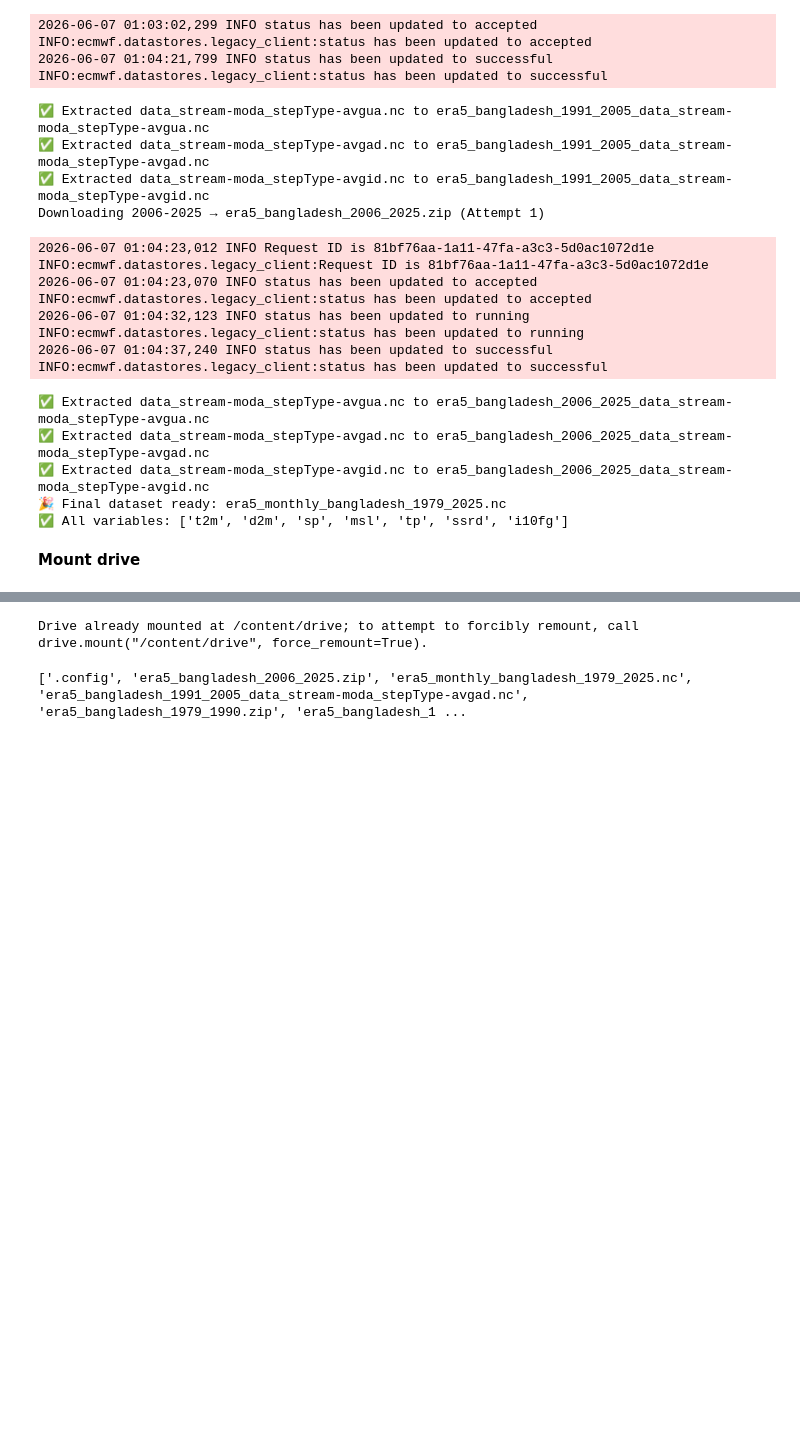
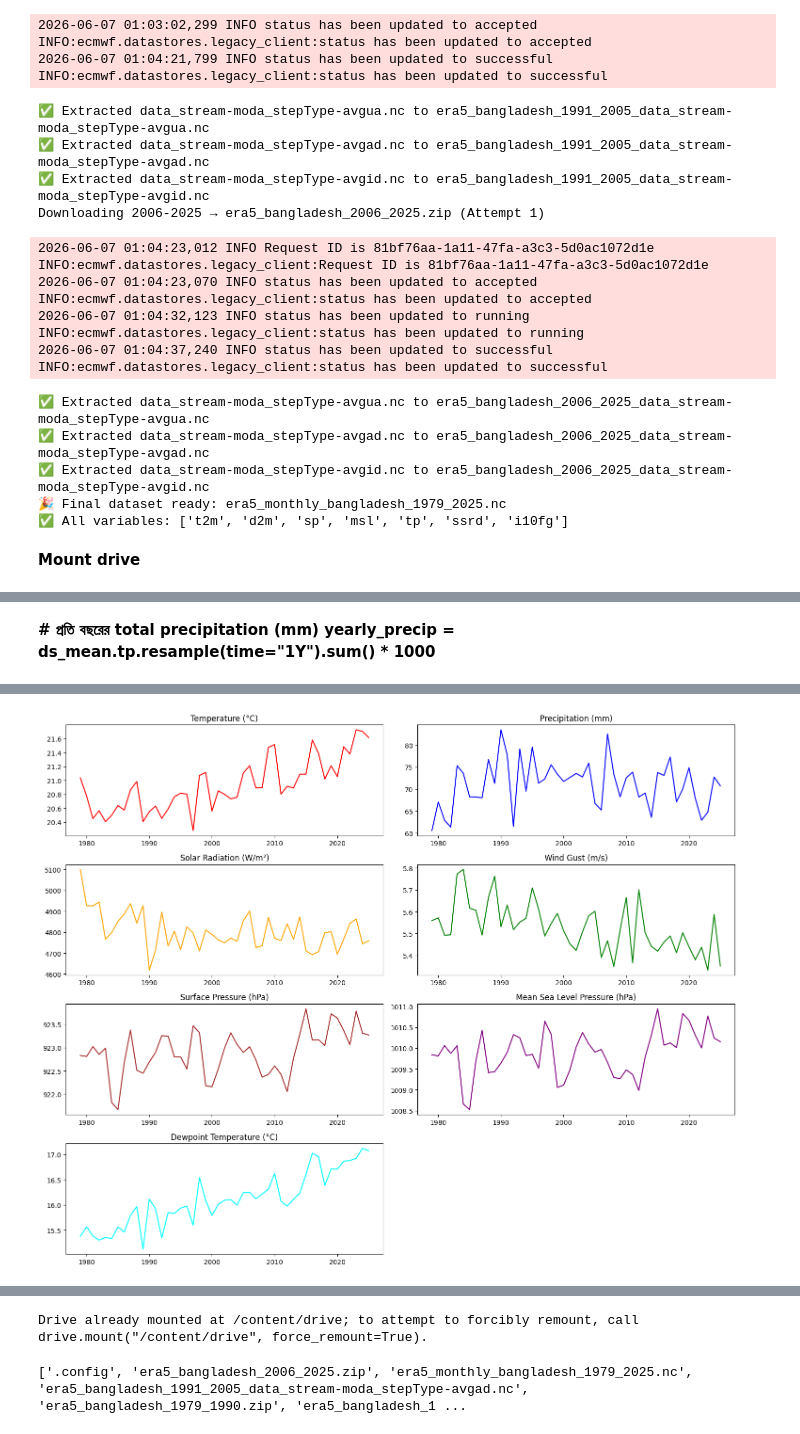
Before and after one commit to alizasultanaesd-png/skill-morph-work, a Jupyter notebook: GEE.ipynb, the cells around one changed output, grey strips where cells are left out. Saved outputs shown, nothing was run; the diff lists cells and outputs as text; code cells hidden in the pictures; blank space fills up the shorter version.

```diff
--- a/GEE.ipynb
+++ b/GEE.ipynb
@@ -325,0 +235,75 @@ print(d2m_c.values[:20])
+# %% [markdown]
+**# প্রতি বছরের total precipitation (mm)
+yearly_precip = ds_mean.tp.resample(time="1Y").sum() * 1000**
+# %%
+import xarray as xr
+
+#1 Load NetCDF files separately
+# 1979–1990
+ds_precip_79_90 = xr.open_dataset("/content/drive/MyDrive/1979_1990 data_stream-moda_stepType-avgad.nc")
+ds_wind_79_90   = xr.open_dataset("/content/drive/MyDrive/1979_1990 data_stream-moda_stepType-avgid.nc")
+ds_temp_79_90   = xr.open_dataset("/content/drive/MyDrive/1979_1990 data_stream-moda_stepType-avgua.nc")
+
+# 1991–2005
+ds_precip_91_05 = xr.open_dataset("/content/drive/MyDrive/1991_2005 data_stream-moda_stepType-avgad.nc")
+ds_wind_91_05   = xr.open_dataset("/content/drive/MyDrive/1991_2005 data_stream-moda_stepType-avgid.nc")
+ds_temp_91_05   = xr.open_dataset("/content/drive/MyDrive/1991_2005 data_stream-moda_stepType-avgua.nc")
+
+# 2006–2025
+ds_precip_06_25 = xr.open_dataset("/content/drive/MyDrive/2006_2025 data_stream-moda_stepType-avgad.nc")
+ds_wind_06_25   = xr.open_dataset("/content/drive/MyDrive/2006_2025 data_stream-moda_stepType-avgid.nc")
+ds_temp_06_25   = xr.open_dataset("/content/drive/MyDrive/2006_2025 data_stream-moda_stepType-avgua.nc")
+
+#2 Check variables and time coverage
+print("1979–1990 years:", ds_precip_79_90.valid_time.min().values, "to", ds_precip_79_90.valid_time.max().values)
+print("1991–2005 years:", ds_precip_91_05.valid_time.min().values, "to", ds_precip_91_05.valid_time.max().values)
+print("2006–2025 years:", ds_precip_06_25.valid_time.min().values, "to", ds_precip_06_25.valid_time.max().values)
+
+#3 Merge the slices into one continuous dataset (1979–2025)
+ds_precip = xr.concat([ds_precip_79_90, ds_precip_91_05, ds_precip_06_25], dim="valid_time")
+ds_wind   = xr.concat([ds_wind_79_90, ds_wind_91_05, ds_wind_06_25], dim="valid_time")
+ds_temp   = xr.concat([ds_temp_79_90, ds_temp_91_05, ds_temp_06_25], dim="valid_time")
+
+#4 Extract variables from the merged datasets
+tp    = ds_precip['tp']
+ssrd  = ds_precip['ssrd']
+i10fg = ds_wind['i10fg']
+t2m   = ds_temp['t2m']
+d2m   = ds_temp['d2m']
+sp    = ds_temp['sp']
+msl   = ds_temp['msl']
+
+#5 Convert units and compute spatial means
+t2m_mean   = (t2m - 273.15).mean(dim=["latitude","longitude"])   # °C
+d2m_mean   = (d2m - 273.15).mean(dim=["latitude","longitude"])   # °C
+tp_mean    = (tp * 1000).mean(dim=["latitude","longitude"])      # mm
+ssrd_mean  = (ssrd / 3600).mean(dim=["latitude","longitude"])    # W/m² approx
+i10fg_mean = i10fg.mean(dim=["latitude","longitude"])            # m/s
+sp_mean    = (sp / 100).mean(dim=["latitude","longitude"])       # hPa
+msl_mean   = (msl / 100).mean(dim=["latitude","longitude"])      # hPa
+
+#6 Resample to yearly values (1979–2025)
+yearly_t2m   = t2m_mean.resample(valid_time="1Y").mean()
+yearly_d2m   = d2m_mean.resample(valid_time="1Y").mean()
+yearly_tp    = tp_mean.resample(valid_time="1Y").sum()
+yearly_ssrd  = ssrd_mean.resample(valid_time="1Y").mean()
+yearly_i10fg = i10fg_mean.resample(valid_time="1Y").mean()
+yearly_sp    = sp_mean.resample(valid_time="1Y").mean()
+yearly_msl   = msl_mean.resample(valid_time="1Y").mean()
+
+#7 Plot all variables with 47‑year x‑axis
+import matplotlib.pyplot as plt
+
+plt.figure(figsize=(15,12))
+
+plt.subplot(4,2,1); plt.plot(yearly_t2m.valid_time.dt.year, yearly_t2m, 'r'); plt.title("Temperature (°C)")
+plt.subplot(4,2,2); plt.plot(yearly_tp.valid_time.dt.year, yearly_tp, 'b'); plt.title("Precipitation (mm)")
+plt.subplot(4,2,3); plt.plot(yearly_ssrd.valid_time.dt.year, yearly_ssrd, 'orange'); plt.title("Solar Radiation (W/m²)")
+plt.subplot(4,2,4); plt.plot(yearly_i10fg.valid_time.dt.year, yearly_i10fg, 'g'); plt.title("Wind Gust (m/s)")
+plt.subplot(4,2,5); plt.plot(yearly_sp.valid_time.dt.year, yearly_sp, 'brown'); plt.title("Surface Pressure (hPa)")
+plt.subplot(4,2,6); plt.plot(yearly_msl.valid_time.dt.year, yearly_msl, 'purple'); plt.title("Mean Sea Level Pressure (hPa)")
+plt.subplot(4,2,7); plt.plot(yearly_d2m.valid_time.dt.year, yearly_d2m, 'cyan'); plt.title("Dewpoint Temperature (°C)")
+
+plt.tight_layout()
+plt.show()
+# %% [output]
@@ -325,0 +313 @@ print(d2m_c.values[:20])
+[figure, added]
```
Also changed, not shown: parts of 12 cells of this notebook.
